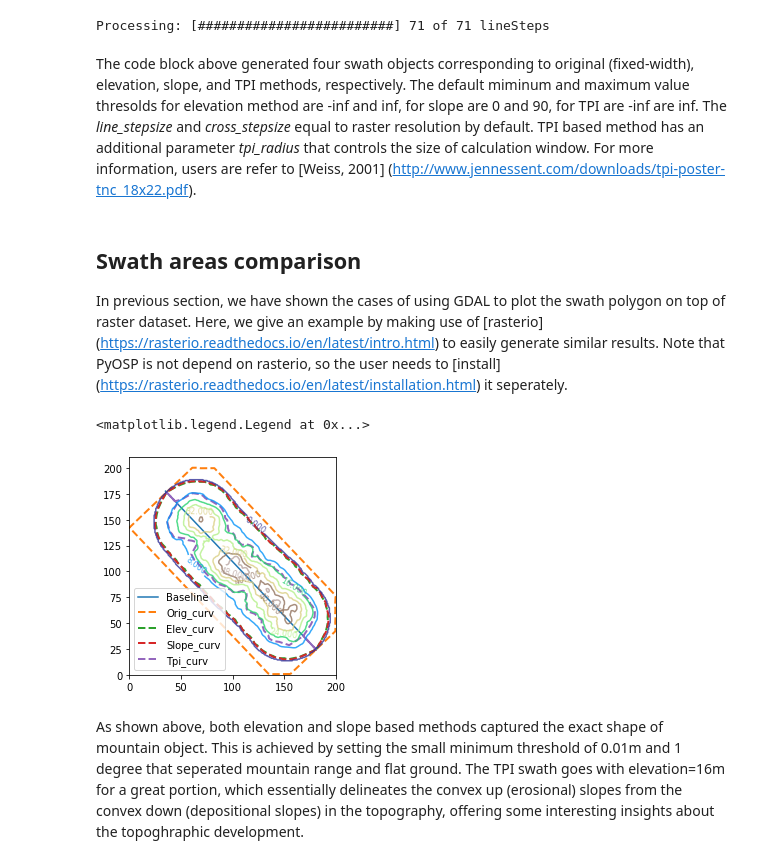
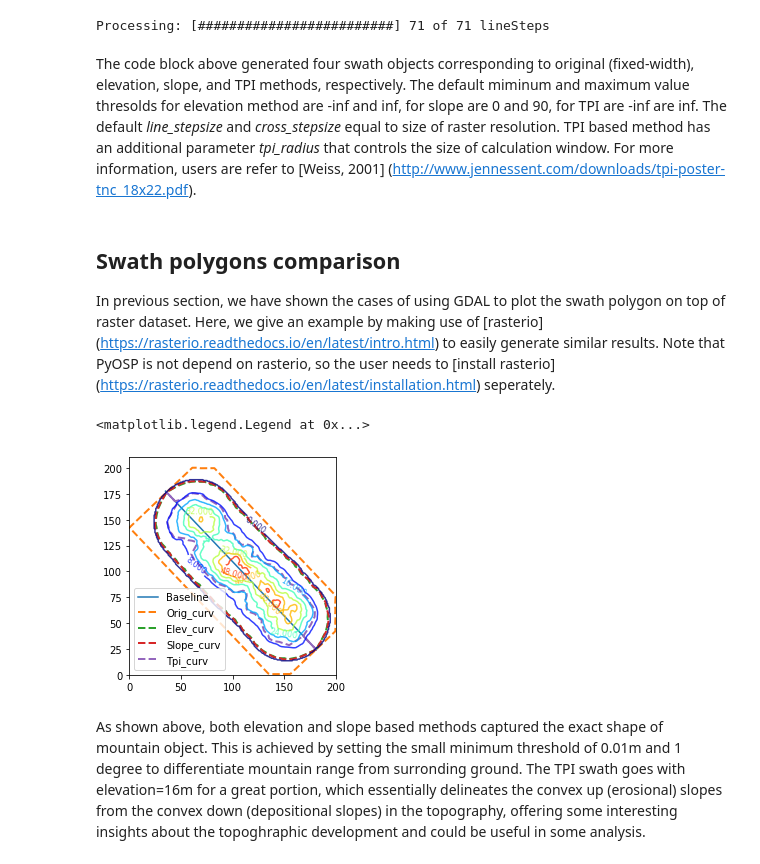
Before and after one commit to PyOSP-devs/PyOSP, a Jupyter notebook: docs/notebooks/object_homo.ipynb, the cells around one changed output. Saved outputs shown, nothing was run; the diff lists cells and outputs as text; code cells hidden in the pictures.

Commit message:
new section in docs

```diff
--- a/docs/notebooks/object_homo.ipynb
+++ b/docs/notebooks/object_homo.ipynb
@@ -37,37 +39,36 @@ tpi = pyosp.Tpi_curv(baseline, raster, width=100,
 # %% [output]
 Processing: [#########################] 71 of 71 lineSteps
 # %% [markdown]
-The code block above generated four swath objects corresponding to original (fixed-width), elevation, slope, and TPI methods, respectively. The default miminum and maximum value thresolds for elevation method are -inf and inf, for slope are 0 and 90, for TPI are -inf are inf. The *line_stepsize* and *cross_stepsize* equal to raster resolution by default. TPI based method has an additional parameter *tpi_radius* that controls the size of calculation window. For more information, users are refer to [Weiss, 2001] (http://www.jennessent.com/downloads/tpi-poster-tnc_18x22.pdf).
+The code block above generated four swath objects corresponding to original (fixed-width), elevation, slope, and TPI methods, respectively. The default miminum and maximum value thresolds for elevation method are -inf and inf, for slope are 0 and 90, for TPI are -inf are inf. The default *line_stepsize* and *cross_stepsize* equal to size of raster resolution. TPI based method has an additional parameter *tpi_radius* that controls the size of calculation window. For more information, users are refer to [Weiss, 2001] (http://www.jennessent.com/downloads/tpi-poster-tnc_18x22.pdf).
 # %% [markdown]
-## Swath areas comparison
+## Swath polygons comparison
 
-In previous section, we have shown the cases of using GDAL to plot the swath polygon on top of raster dataset. Here, we give an example by making use of [rasterio] (https://rasterio.readthedocs.io/en/latest/intro.html) to easily generate similar results. Note that PyOSP is not depend on rasterio, so the user needs to [install] (https://rasterio.readthedocs.io/en/latest/installation.html) it seperately.
+In previous section, we have shown the cases of using GDAL to plot the swath polygon on top of raster dataset. Here, we give an example by making use of [rasterio] (https://rasterio.readthedocs.io/en/latest/intro.html) to easily generate similar results. Note that PyOSP is not depend on rasterio, so the user needs to [install rasterio] (https://rasterio.readthedocs.io/en/latest/installation.html) seperately.
 # %%
 import rasterio
 from rasterio.plot import show
 import matplotlib.pyplot as plt
 
 # plot the shapely object
 def plot_coords(ax, ob, **kwargs):
     x, y = ob.xy
     ax.plot(x, y, zorder=1, **kwargs)
 
 src = rasterio.open(raster)
 swath_obs = [fixed_width, elev, slope, tpi]
 line_shape = pyosp.read_shape(baseline)
 
 fig, ax = plt.subplots()
-show(src.read(), transform=src.transform, ax=ax, contour=True, cmap='terrain')
+show(src.read(), transform=src.transform, ax=ax, contour=True, cmap='jet')
 plot_coords(ax=ax, ob=line_shape, label="Baseline")
-
 for ob in swath_obs:
     plot_coords(ax=ax, ob=ob.out_polygon().exterior,
                 linestyle="--", lw=2, label=str(ob))
 
 ax.set_aspect('equal', adjustable='box')
 ax.legend()
 # %% [output]
 <matplotlib.legend.Legend at 0x...>
-[figure, old version]
+[figure, new version]
 # %% [markdown]
-As shown above, both elevation and slope based methods captured the exact shape of mountain object. This is achieved by setting the small minimum threshold of 0.01m and 1 degree that seperated mountain range and flat ground. The TPI swath goes with elevation=16m for a great portion, which essentially delineates the convex up (erosional) slopes from the convex down (depositional slopes) in the topography, offering some interesting insights about the topoghraphic development.
+As shown above, both elevation and slope based methods captured the exact shape of mountain object. This is achieved by setting the small minimum threshold of 0.01m and 1 degree to differentiate mountain range from surronding ground. The TPI swath goes with elevation=16m for a great portion, which essentially delineates the convex up (erosional) slopes from the convex down (depositional slopes) in the topography, offering some interesting insights about the topoghraphic development and could be useful in some analysis.
```
Also changed, not shown: parts of 18 cells of this notebook, 16 other files.
